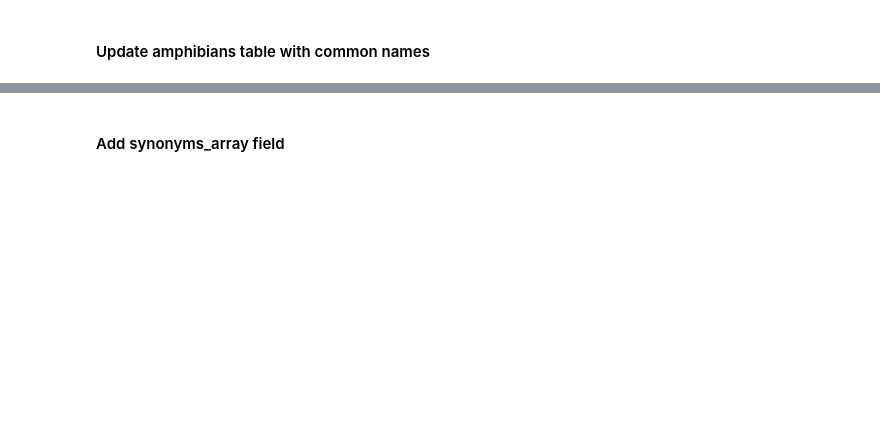
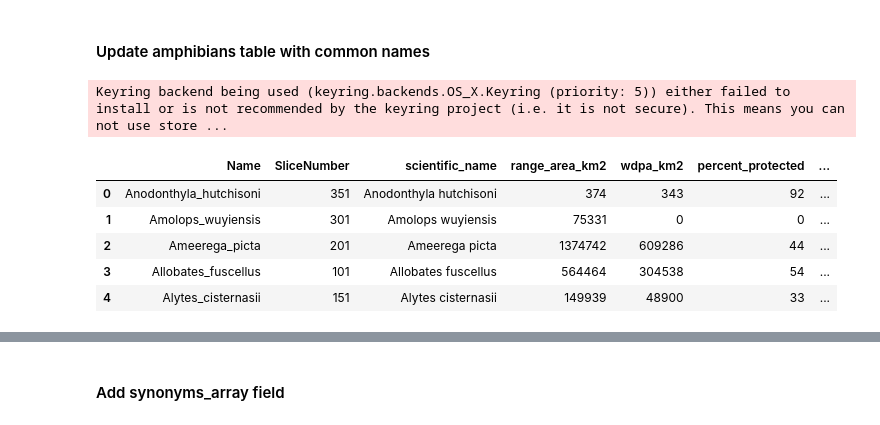
Before and after one commit to Vizzuality/he-scratchfolder, a Jupyter notebook: UpdateHostedTable.ipynb, the cells around one changed output, grey strips where cells are left out. Saved outputs shown, nothing was run; the diff lists cells and outputs as text; code cells hidden in the pictures; blank space fills up the shorter version.

```diff
--- a/UpdateHostedTable.ipynb
+++ b/UpdateHostedTable.ipynb
@@ -388,3 +395,7 @@ gis = GIS("https://eowilson.maps.arcgis.com", aol_username, aol_password, profil
+# %%
+gis = GIS("https://eowilson.maps.arcgis.com", aol_username, aol_password, profile = "eowilson")
+# %% [output]
+Keyring backend being used (keyring.backends.OS_X.Keyring (priority: 5)) either failed to install or is not recommended by the keyring project (i.e. it is not secure). This means you can not use store ...
 # %%
 ## Function to get table from AGOL as sdf
 def getHTfromId(item_id):
@@ -396,6 +407,15 @@ def getHTfromId(item_id):
 # Call hosted table to update
 hi_key = 'a641a4cd269345dea93b8bcb1cb66676'
 hi = getHTfromId(hi_key)
+# %%
+hi.head(5)
+# %% [output]
+|  | Name | SliceNumber | scientific_name | range_area_km2 | wdpa_km2 | percent_protected | ... |
+| 0 | Anodonthyla_hutchisoni | 351 | Anodonthyla hutchisoni | 374 | 343 | 92 | ... |
+| 1 | Amolops_wuyiensis | 301 | Amolops wuyiensis | 75331 | 0 | 0 | ... |
+| 2 | Ameerega_picta | 201 | Ameerega picta | 1374742 | 609286 | 44 | ... |
+| 3 | Allobates_fuscellus | 101 | Allobates fuscellus | 564464 | 304538 | 54 | ... |
+| 4 | Alytes_cisternasii | 151 | Alytes cisternasii | 149939 | 48900 | 33 | ... |
 # %%
 # Merge both tables to create new field in hosted table
 hi = hi.merge(cn[['SliceNumber','common_name_array']],how='inner',on='SliceNumber')
```
Also changed, not shown: parts of 38 cells of this notebook, 1 other file.
